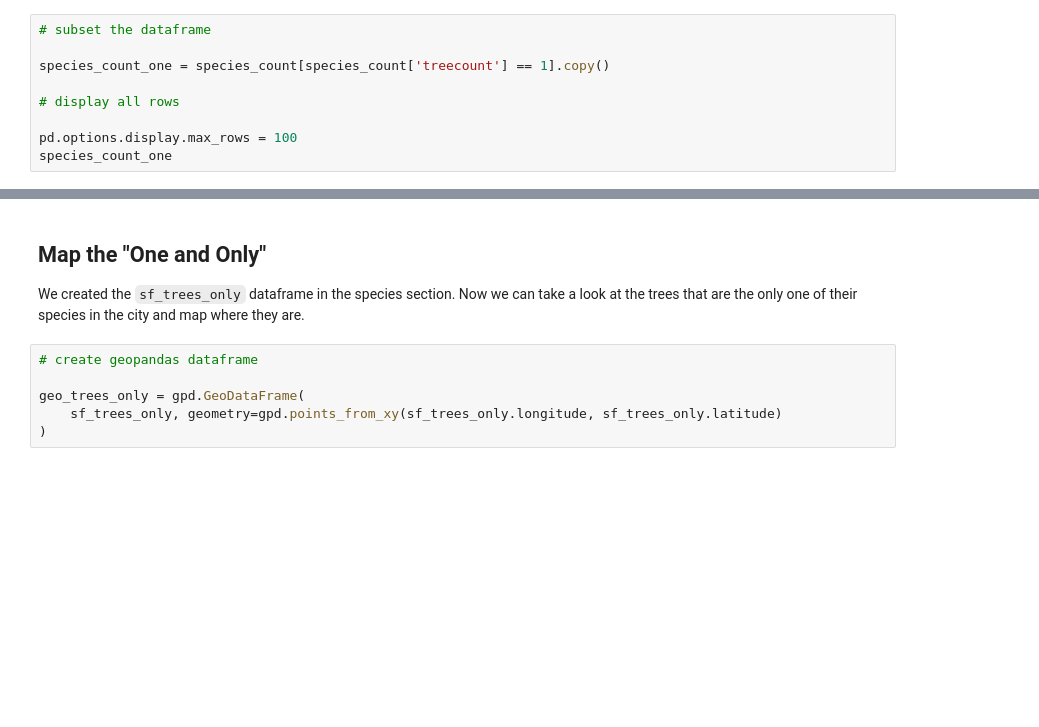
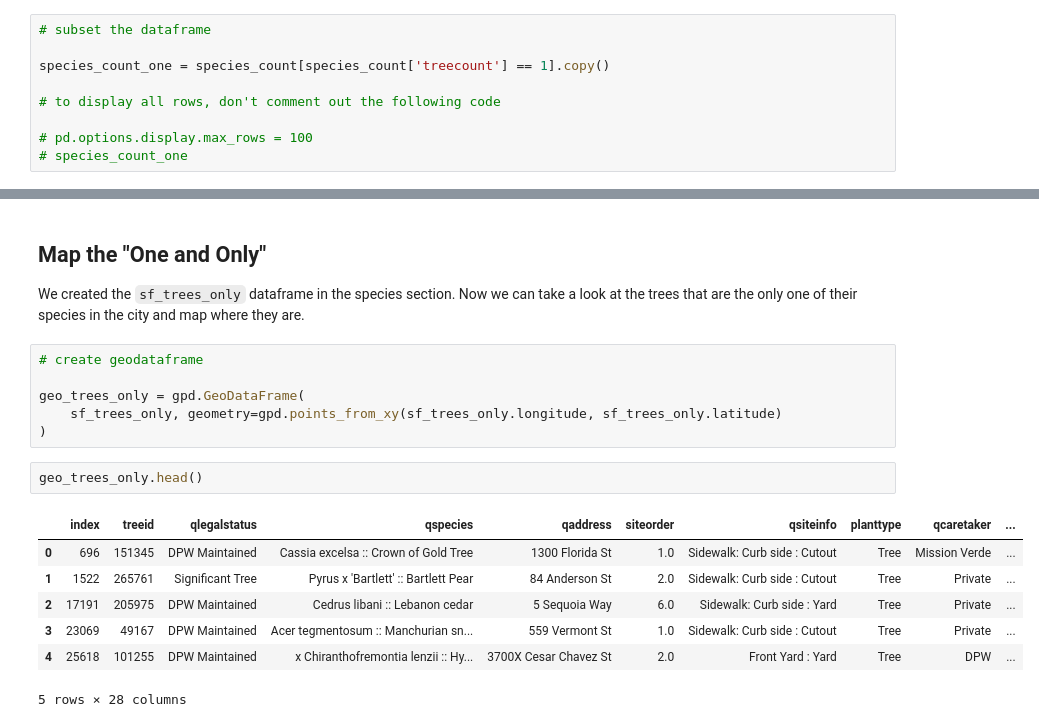
Before and after one commit to jyyang7/j233-proj-trees-in-sf, a Jupyter notebook: 02_data_analysis.ipynb, the cells around one changed output, grey strips where cells are left out. Drawn from its saved outputs; the diff is of its cells as text; blank space fills up the shorter version.

```diff
--- a/02_data_analysis.ipynb
+++ b/02_data_analysis.ipynb
@@ -511,7 +559,7 @@ I also want to see which species only have 1 tree.
 
 species_count_one = species_count[species_count['treecount'] == 1].copy()
 
-# display all rows
+# to display all rows, don't comment out the following code
 
-pd.options.display.max_rows = 100
-species_count_one
+# pd.options.display.max_rows = 100
+# species_count_one
@@ -776,8 +835,18 @@ geo_sf_ginkgo.plot(ax=base, marker = 'o', color='#F9BF45', markersize=0.3)
 
 We created the `sf_trees_only` dataframe in the species section. Now we can take a look at the trees that are the only one of their species in the city and map where they are.
 # %%
-# create geopandas dataframe
+# create geodataframe
 
 geo_trees_only = gpd.GeoDataFrame(
     sf_trees_only, geometry=gpd.points_from_xy(sf_trees_only.longitude, sf_trees_only.latitude)
 )
+# %%
+geo_trees_only.head()
+# %% [output]
+|  | index | treeid | qlegalstatus | qspecies | qaddress | siteorder | qsiteinfo | planttype | qcaretaker | ... |
+| 0 | 696 | 151345 | DPW Maintained | Cassia excelsa :: Crown of Gold Tree | 1300 Florida St | 1.0 | Sidewalk: Curb side : Cutout | Tree | Mission Verde | ... |
+| 1 | 1522 | 265761 | Significant Tree | Pyrus x 'Bartlett' :: Bartlett Pear | 84 Anderson St | 2.0 | Sidewalk: Curb side : Cutout | Tree | Private | ... |
+| 2 | 17191 | 205975 | DPW Maintained | Cedrus libani :: Lebanon cedar | 5 Sequoia Way | 6.0 | Sidewalk: Curb side : Yard | Tree | Private | ... |
+| 3 | 23069 | 49167 | DPW Maintained | Acer tegmentosum :: Manchurian sn... | 559 Vermont St | 1.0 | Sidewalk: Curb side : Cutout | Tree | Private | ... |
+| 4 | 25618 | 101255 | DPW Maintained | x Chiranthofremontia lenzii :: Hy... | 3700X Cesar Chavez St | 2.0 | Front Yard : Yard | Tree | DPW | ... |
+5 rows × 28 columns
```
Also changed, not shown: parts of 22 cells of this notebook.
